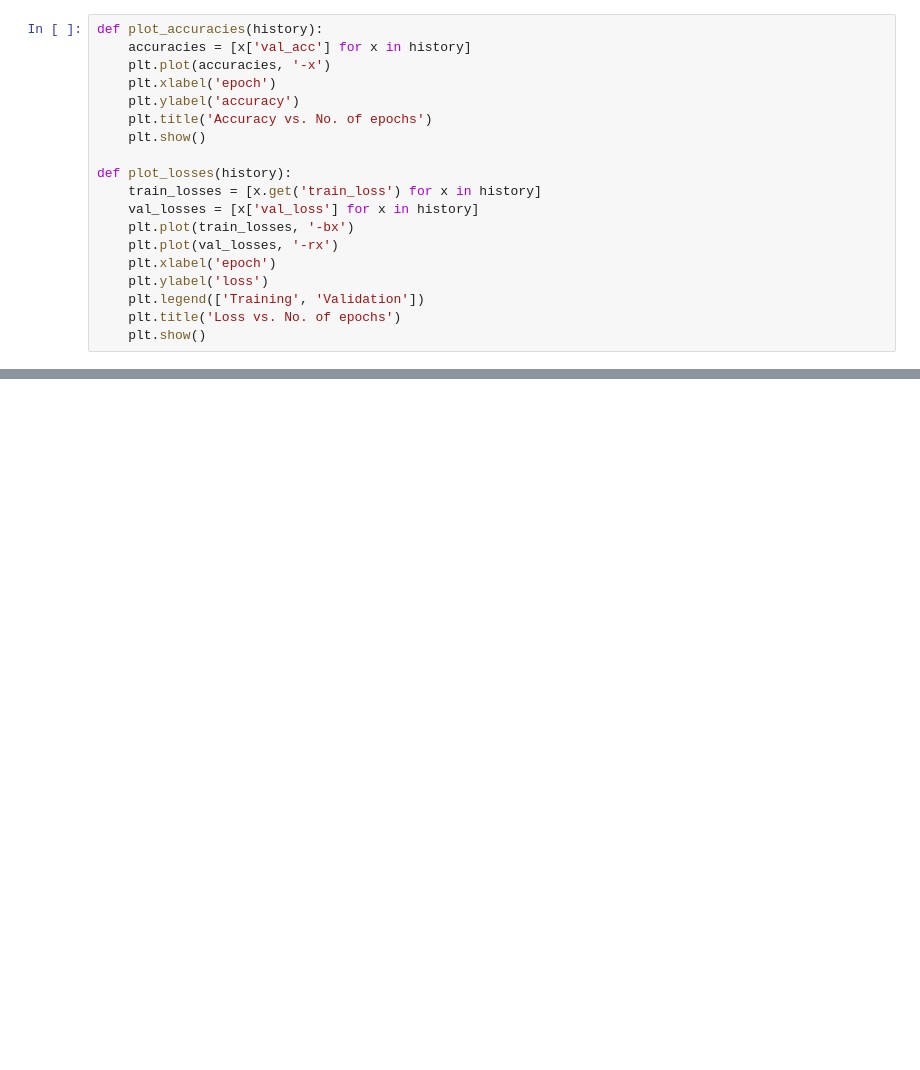
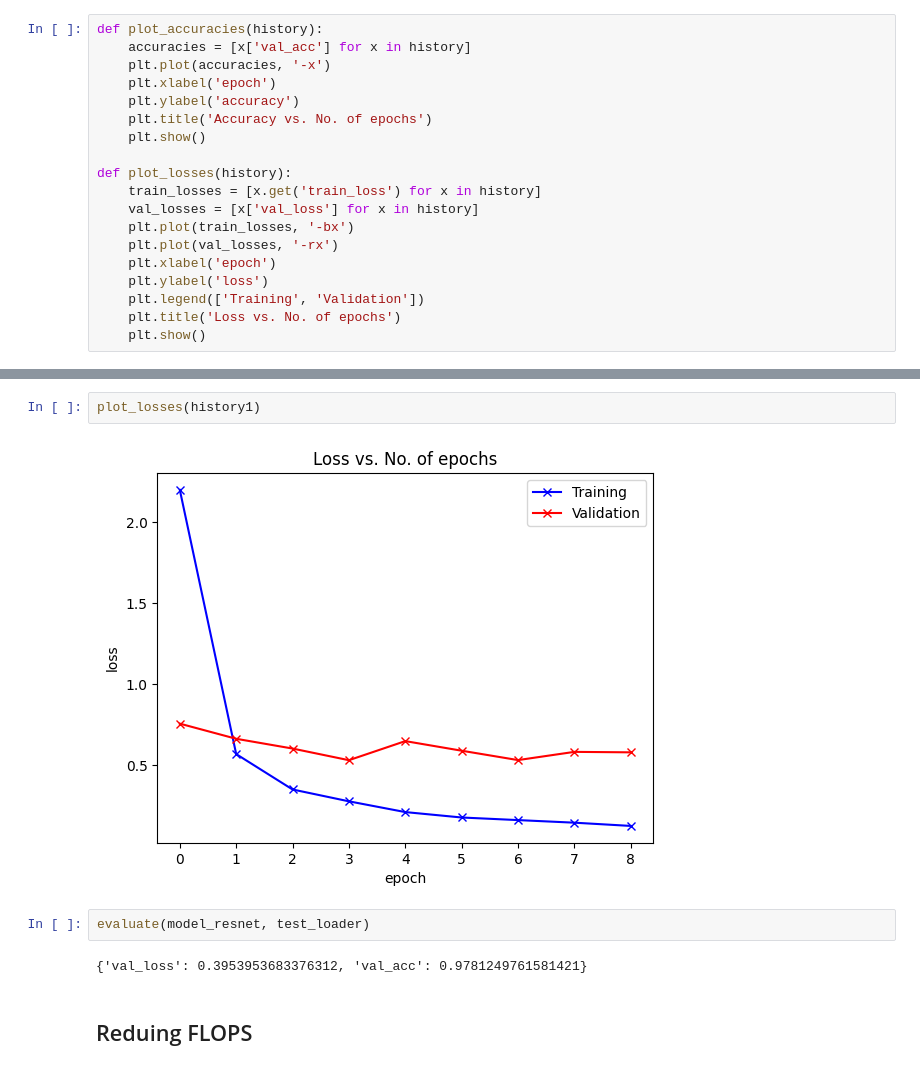
Before and after one commit to Kaifeng20/cv_a4, a Jupyter notebook: Animal_Classification.ipynb, the cells around one changed output, grey strips where cells are left out. Cells and saved outputs as stored; diff of their text form; blank space fills up the shorter version.

```diff
--- a/Animal_Classification.ipynb
+++ b/Animal_Classification.ipynb
@@ -409,0 +656,10 @@ evaluate(model, test_loader)
+# %%
+plot_losses(history1)
+# %% [output]
+[figure, added]
+# %%
+evaluate(model_resnet, test_loader)
+# %% [output]
+{'val_loss': 0.3953953683376312, 'val_acc': 0.9781249761581421}
+# %% [markdown]
+## Reduing FLOPS
```
Also changed, not shown: parts of 55 cells of this notebook, 7 other files.
